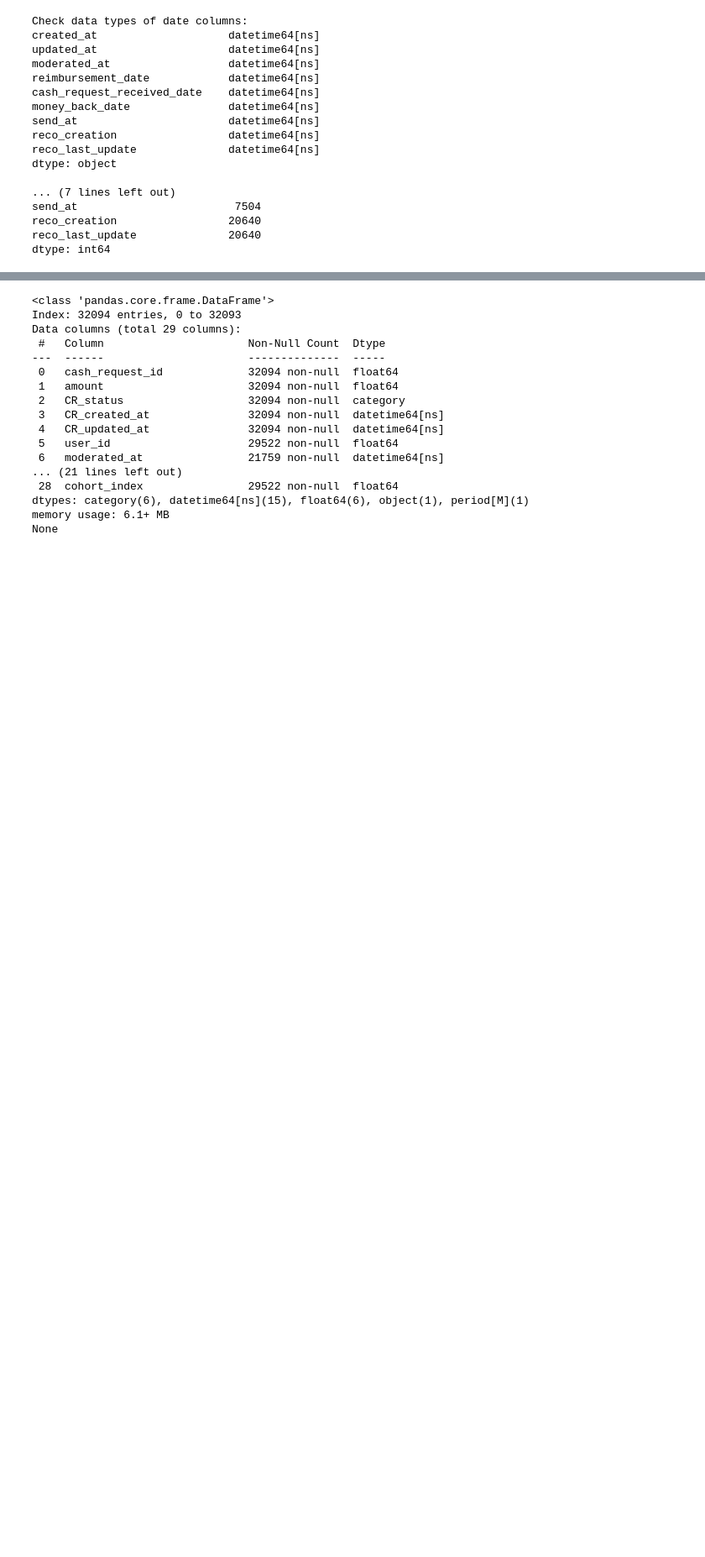
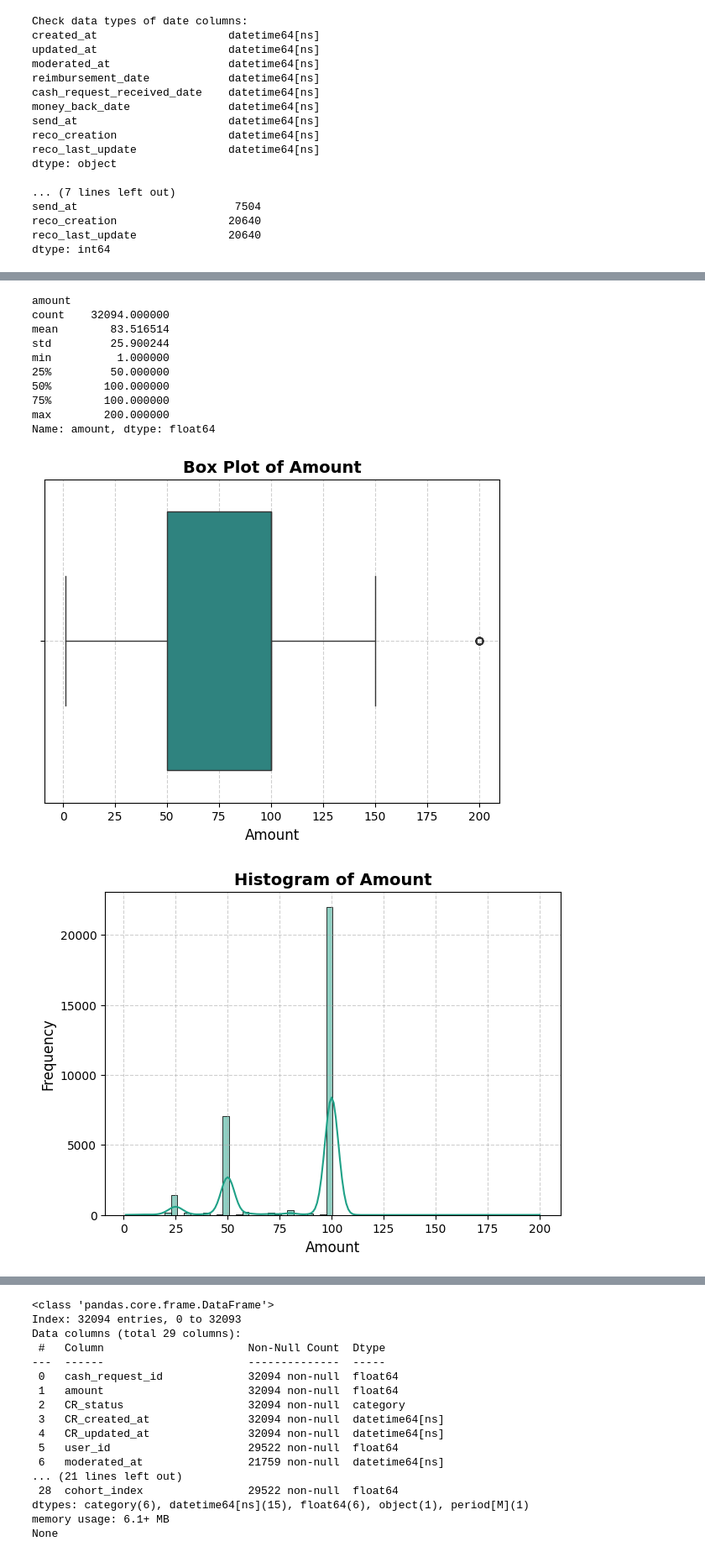
Before and after one commit to JayEm65/project-1-ironhack-payments-2-en, a Jupyter notebook: main_streamlined.ipynb, the cells around one changed output, grey strips where cells are left out. Shown at 84% size. Drawn from its saved outputs; the diff is of its cells as text; code cells hidden in the pictures; blank space fills up the shorter version.

```diff
--- a/main_streamlined.ipynb
+++ b/main_streamlined.ipynb
@@ -280,0 +292,14 @@ Count of duplicated values:
+# %%
+# Lets add more data to the numerical data frame using the dates column
+
+# Time between a CR is created and Ironhack get the mnoney back
+df_time_between_CR_and_money_back = cl.process_date_columns(date, "CR_created_at", "money_back_date", "days_difference_CR_back")
+num = cl.merge_by_index(num, df_time_between_CR_and_money_back, "outer", "days_difference_CR_back")
+
+# Time between a fee timestamp is created and Ironhack get the mnoney
+df_time_between_fee_created_and_paid_at_date = cl.process_date_columns(date, "fee_created_at", "paid_at", "days_difference_fee_paid")
+num = cl.merge_by_index(num, df_time_between_fee_created_and_paid_at_date, "outer", "days_difference_fee_paid")
+
+
+# A new look to numerical data frame
+num.head(10)
@@ -280,0 +318,7 @@ Count of duplicated values:
+# %%
+# Setting CR created at as index for the cohort analysis
+num = cl.set_index(num, data_df, 'CR_created_at')
+
+# A new look to numerical data frame
+num_copy = num.copy()
+num.head(10)
@@ -280,0 +362,20 @@ Count of duplicated values:
+# %%
+# EDA for numerical columns
+for column in num.columns[0:4:2]:
+    print(column)
+    print(eda.stat(num, column))
+    eda.stat_viz(num,column)
+    print("")
+# %% [output]
+amount
+count    32094.000000
+mean        83.516514
+std         25.900244
+min          1.000000
+25%         50.000000
+50%        100.000000
+75%        100.000000
+max        200.000000
+Name: amount, dtype: float64
+[figure, added]
+[figure, added]
```
Also changed, not shown: parts of 27 cells of this notebook, 18 other files.
